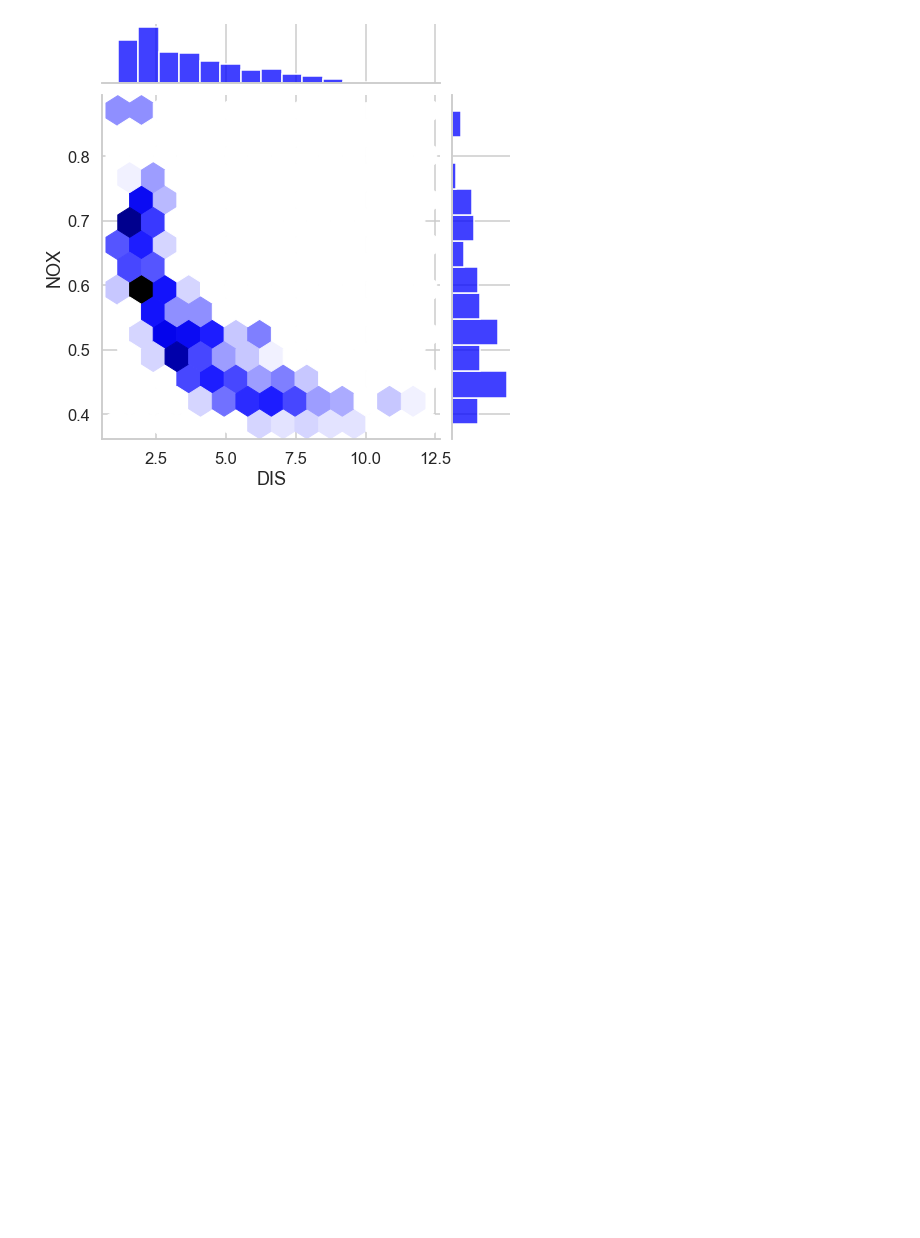
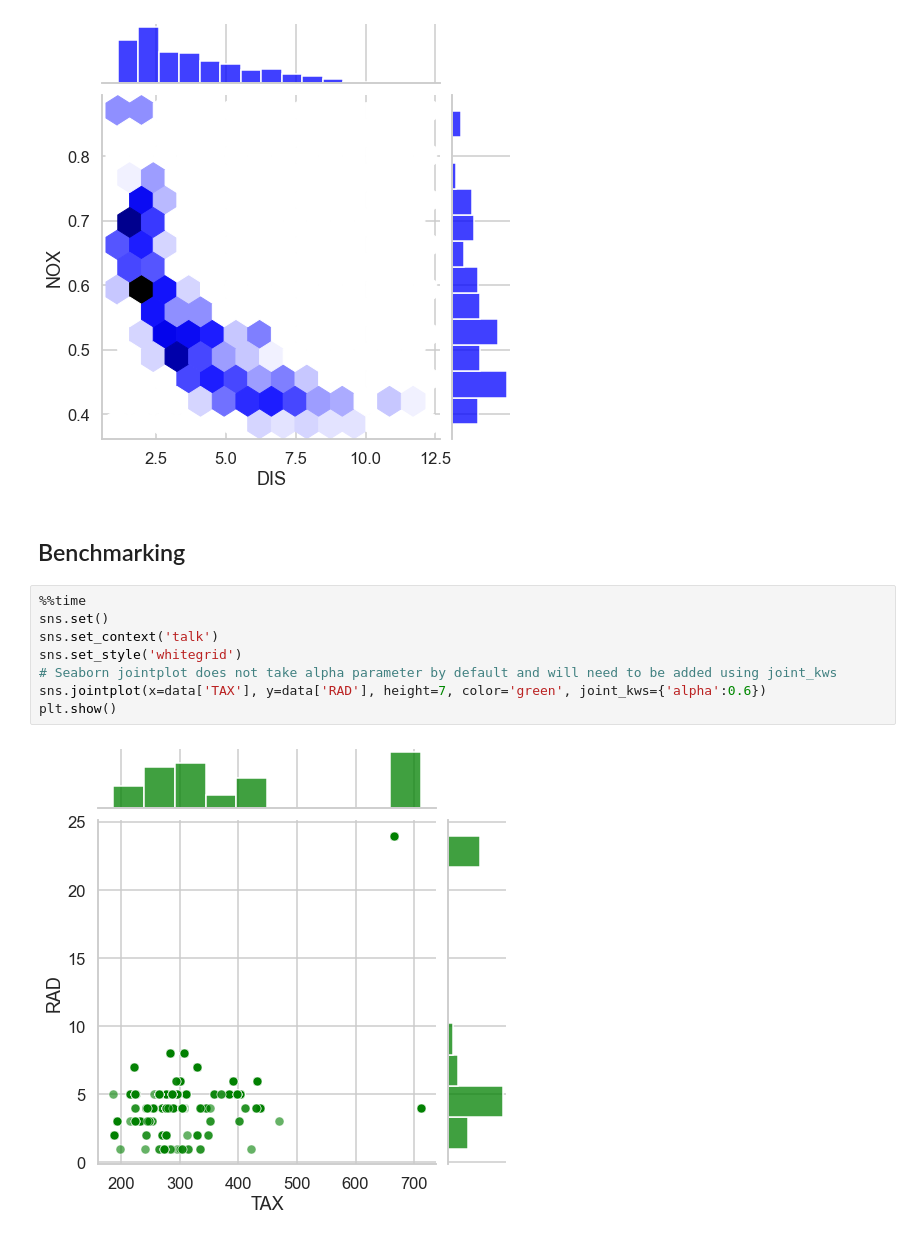
Before and after one commit to marb61a/Data-Science-Projects, a Jupyter notebook: Multivariate_Regression/multivariate_regression.ipynb, the cells around one changed output. Cells and saved outputs as stored; diff of their text form; blank space fills up the shorter version.

Commit message:
Updated data visualisations

```diff
--- a/Multivariate_Regression/multivariate_regression.ipynb
+++ b/Multivariate_Regression/multivariate_regression.ipynb
@@ -496,3 +496,15 @@ sns.jointplot(x=data['DIS'], y=data['NOX'], height=7, color='blue', kind='hex')
 plt.show()
 # %% [output]
 [figure]
+# %% [markdown]
+## Benchmarking
+# %%
+%%time
+sns.set()
+sns.set_context('talk')
+sns.set_style('whitegrid')
+# Seaborn jointplot does not take alpha parameter by default and will need to be added using joint_kws
+sns.jointplot(x=data['TAX'], y=data['RAD'], height=7, color='green', joint_kws={'alpha':0.6})
+plt.show()
+# %% [output]
+[figure, added]
```
Also changed, not shown: parts of 4 cells of this notebook.
